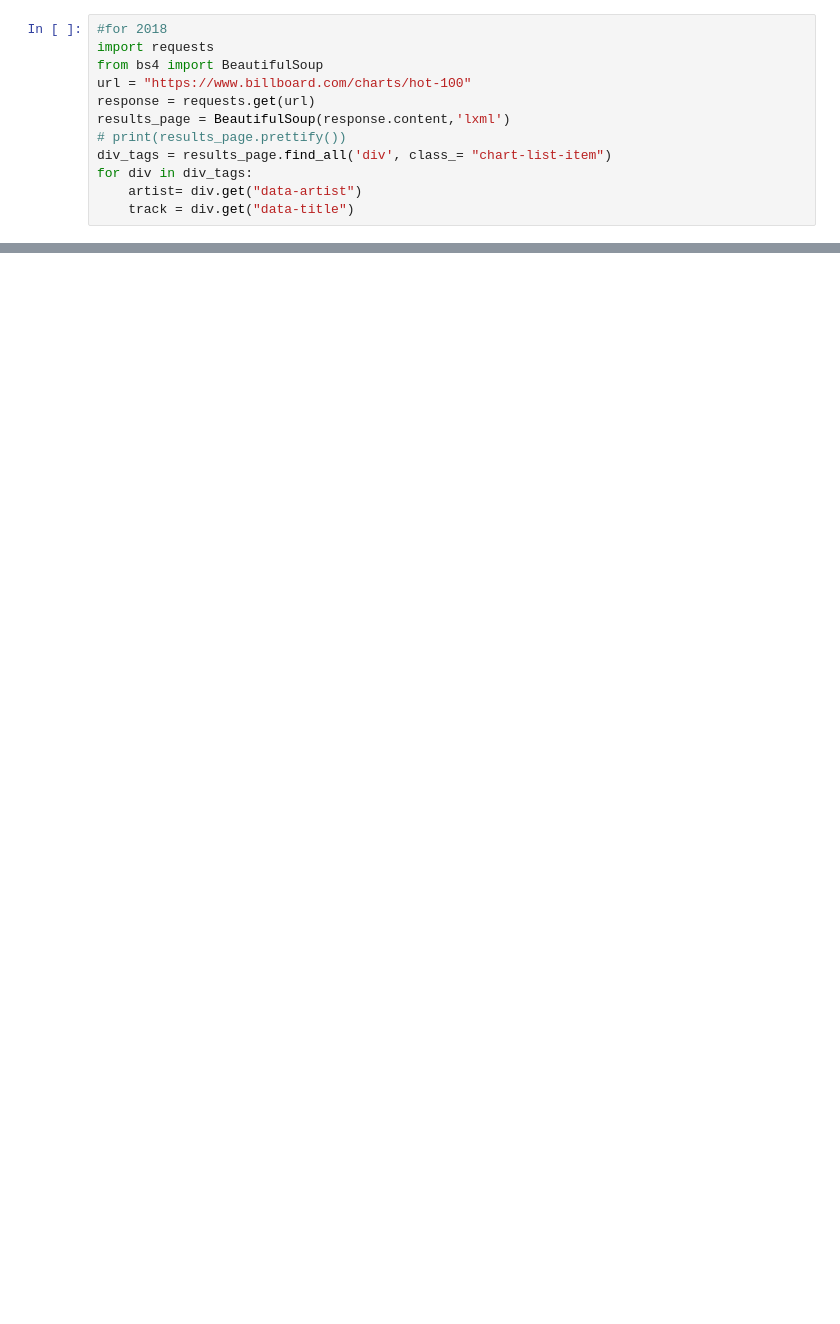
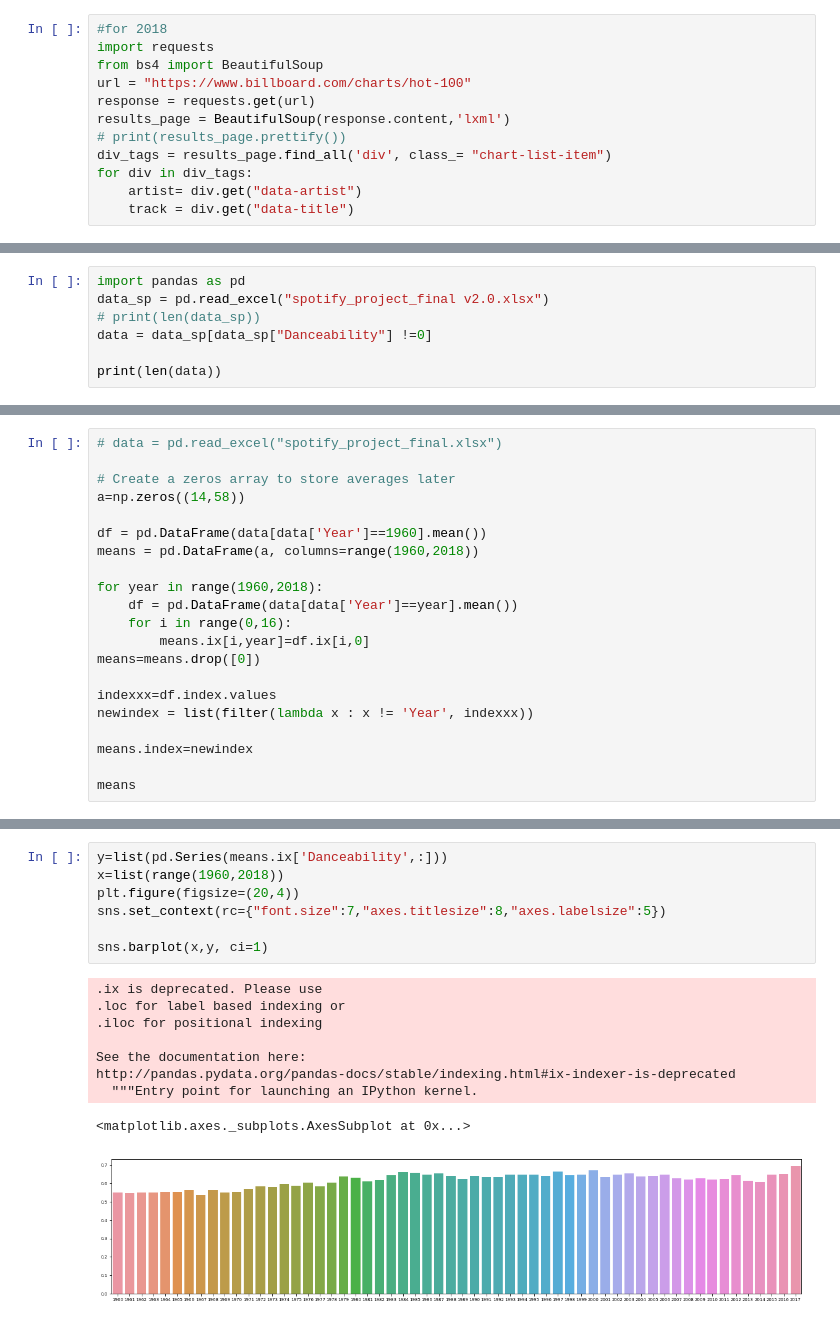
Before and after one commit to shazlie/ToolsProject, a Jupyter notebook: Spotify_project.ipynb, the cells around one changed output, grey strips where cells are left out. Cells and saved outputs as stored; diff of their text form; blank space fills up the shorter version.

```diff
--- a/Spotify_project.ipynb
+++ b/Spotify_project.ipynb
@@ -90,0 +222,7 @@ df.tail()
+# %%
+import pandas as pd
+data_sp = pd.read_excel("spotify_project_final v2.0.xlsx")
+# print(len(data_sp))
+data = data_sp[data_sp["Danceability"] !=0]
+
+print(len(data))
@@ -90,0 +236,21 @@ df.tail()
+# %%
+# data = pd.read_excel("spotify_project_final.xlsx")
+
+# Create a zeros array to store averages later
+a=np.zeros((14,58))
+
+df = pd.DataFrame(data[data['Year']==1960].mean())
+means = pd.DataFrame(a, columns=range(1960,2018))
+
+for year in range(1960,2018):
+    df = pd.DataFrame(data[data['Year']==year].mean())
+    for i in range(0,16):
+        means.ix[i,year]=df.ix[i,0]
+means=means.drop([0])
+
+indexxx=df.index.values
+newindex = list(filter(lambda x : x != 'Year', indexxx))
+
+means.index=newindex
+
+means
@@ -90,0 +282,17 @@ df.tail()
+# %%
+y=list(pd.Series(means.ix['Danceability',:]))
+x=list(range(1960,2018))
+plt.figure(figsize=(20,4))
+sns.set_context(rc={"font.size":7,"axes.titlesize":8,"axes.labelsize":5})
+
+sns.barplot(x,y, ci=1)
+# %% [output]
+.ix is deprecated. Please use
+.loc for label based indexing or
+.iloc for positional indexing
+
+See the documentation here:
+http://pandas.pydata.org/pandas-docs/stable/indexing.html#ix-indexer-is-deprecated
+  """Entry point for launching an IPython kernel.
+<matplotlib.axes._subplots.AxesSubplot at 0x...>
+[figure, added]
```
Also changed, not shown: parts of 19 cells of this notebook.
